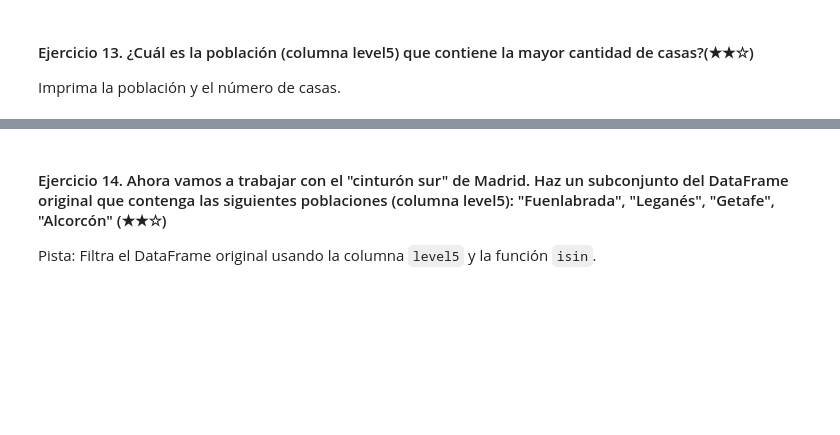
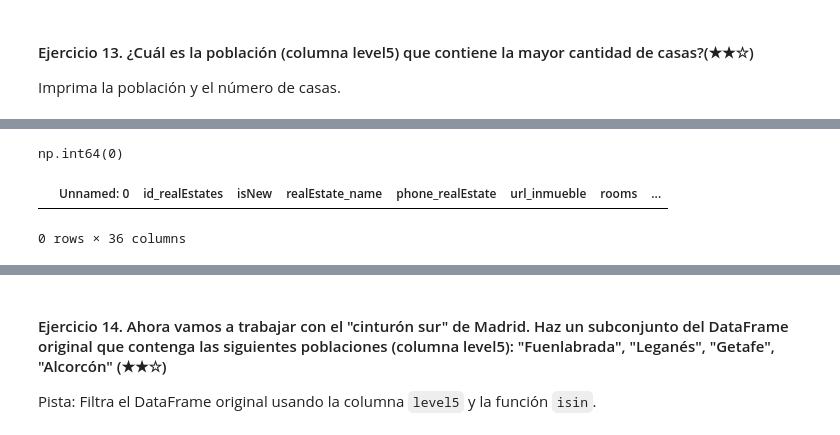
Before and after one commit to Valenfrc/realestate-datacleanup-exercise, a Jupyter notebook: project.es.ipynb, the cells around one changed output, grey strips where cells are left out. Saved outputs shown, nothing was run; the diff lists cells and outputs as text; code cells hidden in the pictures; blank space fills up the shorter version.

```diff
--- a/project.es.ipynb
+++ b/project.es.ipynb
@@ -259,0 +274,10 @@ Imprima la población y el número de casas.
+# %%
+p2=level5Idmax()
+p2
+# %% [output]
+np.int64(0)
+# %%
+ds[ds['level5Id']=='poblacion']
+# %% [output]
+|  | Unnamed: 0 | id_realEstates | isNew | realEstate_name | phone_realEstate | url_inmueble | rooms | ... |
+0 rows × 36 columns
```
Also changed, not shown: parts of 2 cells of this notebook.
